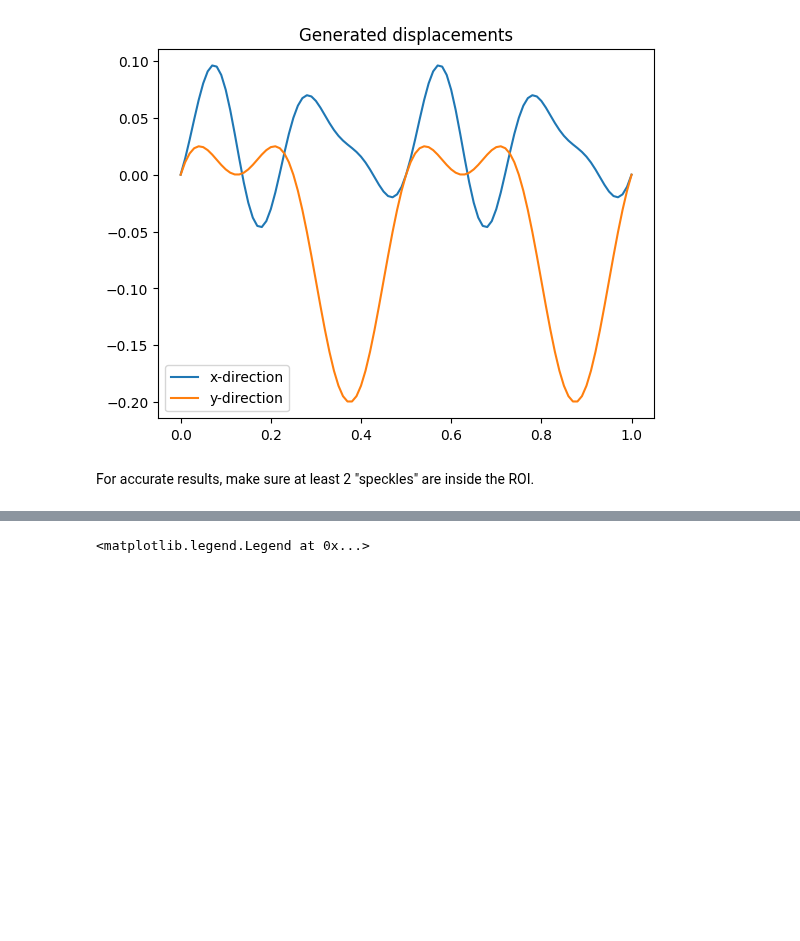
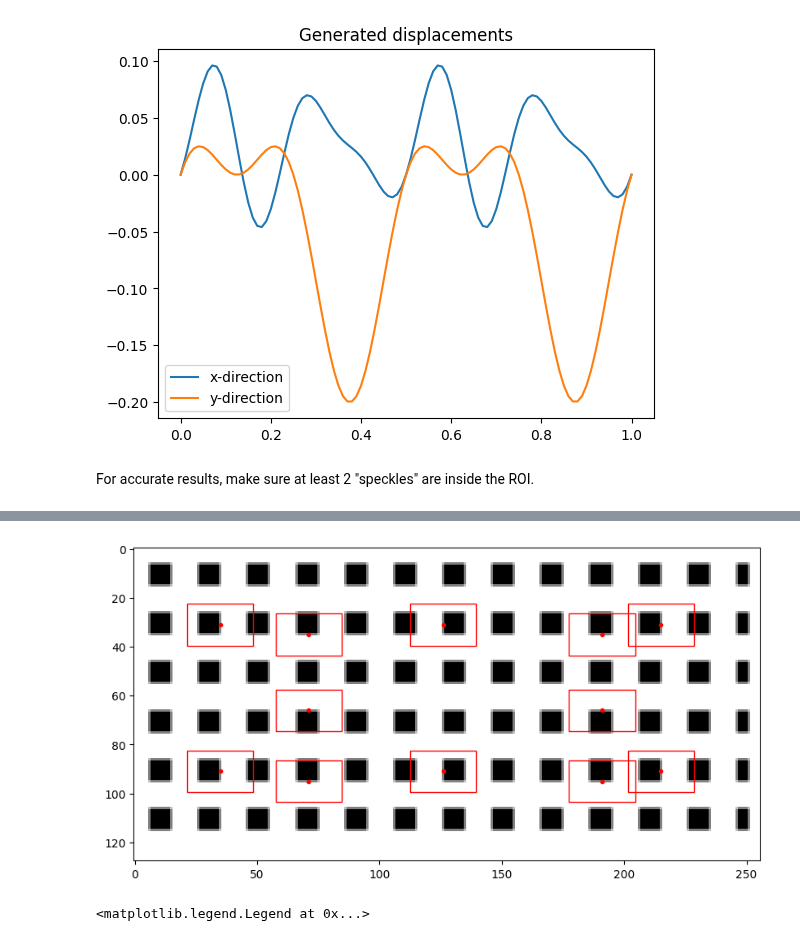
Before and after one commit to ladisk/pyidi, a Jupyter notebook: Showcase.ipynb, the cells around one changed output, grey strips where cells are left out. Saved outputs shown, nothing was run; the diff lists cells and outputs as text; code cells hidden in the pictures; blank space fills up the shorter version.

```diff
--- a/Showcase.ipynb
+++ b/Showcase.ipynb
@@ -131,7 +141,7 @@ video.close_video()
 Lucas-Kanade method is shown on synthetic data.
 # %%
 filename_2 = 'data/data_synthetic.cih'
-video_2 = pyidi.pyIDI(filename_2)
+video_2 = pyidi.VideoReader(filename_2)
 video_2.info
 # %% [output]
 {'Date': '2016/08/31',
@@ -190,6 +200,6 @@ plt.legend();
 # %% [output]
 [figure]
 # %%
-video_2.set_method('lk')
-video_2.set_points(points=inds_2)
+idi_lk = pyidi.LucasKanade(video_2)
+idi_lk.set_points(points=inds_2)
 # %%
@@ -210,3 +221,7 @@ data\data_synthetic_pyidi_analysis\analysis_002\ analysis_002
+# %%
+idi_lk.show_points()
+# %% [output]
+[figure, added]
 # %%
 plt.plot(disp_2[0, :, 1] - disp_2[0, 0, 1], label='calc_x')
 plt.plot(generated_x, label='set_x')
```
Also changed, not shown: parts of 31 cells of this notebook.
